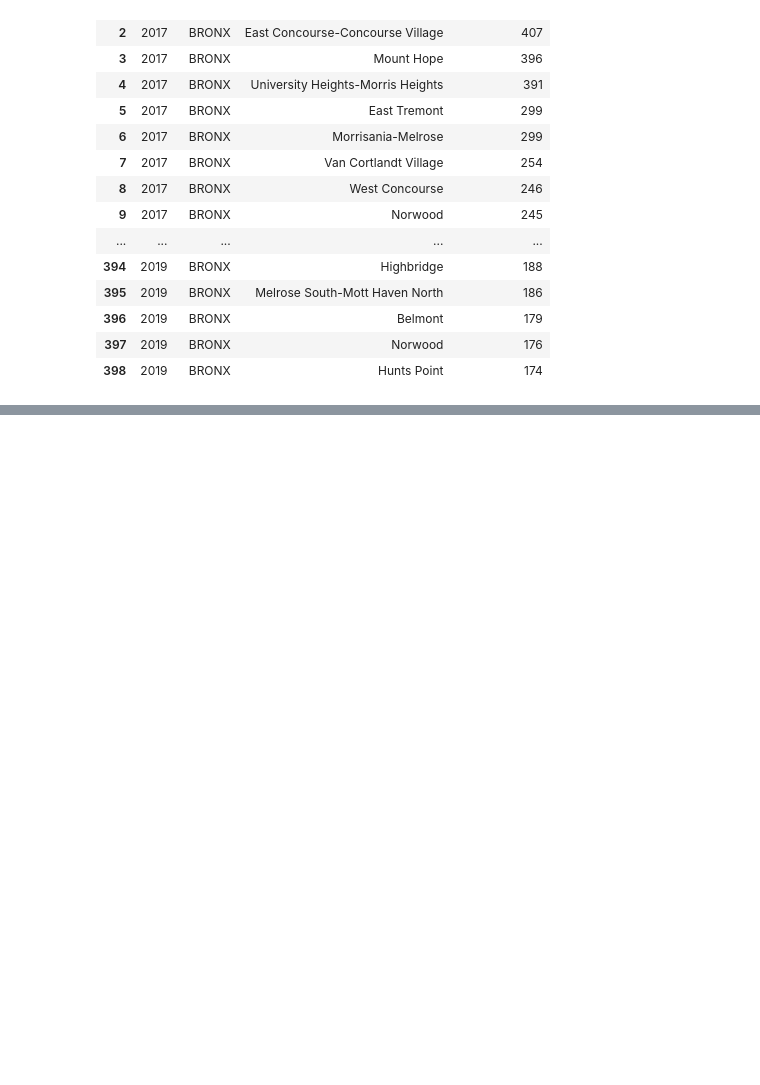
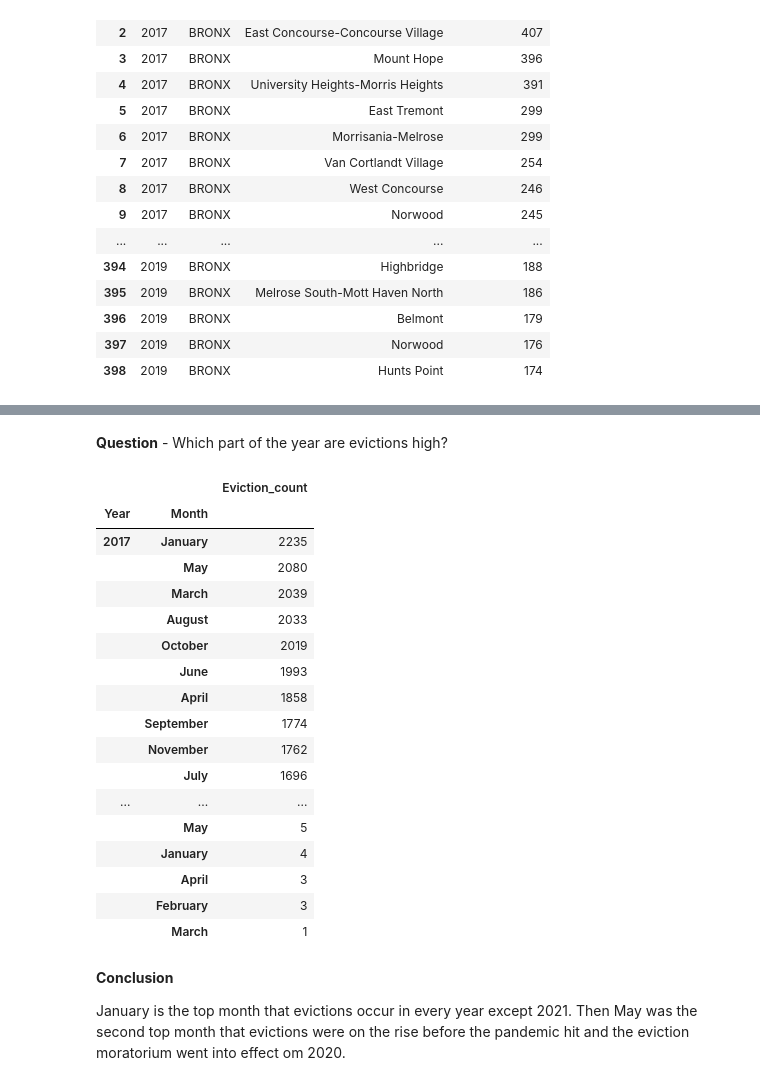
Before and after one commit to mmsouza114/Project01-Evictions, a Jupyter notebook: explore-clean-prepare.ipynb, the cells around one changed output, grey strips where cells are left out. Cells and saved outputs as stored; diff of their text form; code cells hidden in the pictures; blank space fills up the shorter version.

Commit message:
guiding question

```diff
--- a/explore-clean-prepare.ipynb
+++ b/explore-clean-prepare.ipynb
@@ -636,0 +635,33 @@ In 2017, there was anywhere between 18 to 56 Neighborhood Tabulation Areas affec
+# %% [markdown]
+**Question** - Which part of the year are evictions high?
+# %%
+#creating new column called Month
+df_subset['Month'] = df_subset['Executed_Date'].dt.month_name()
+# removing rows from 2022
+cleaned = df_subset.query('Year != 2022')
+# getting the eviction count for each month per year
+Monthly_count = cleaned.groupby('Year').Month.value_counts().to_frame('Eviction_count')
+Monthly_count
+# %% [output]
+|  |  | Eviction_count |
+| Year | Month |  |
+| 2017 | January | 2235 |
+|  | May | 2080 |
+|  | March | 2039 |
+|  | August | 2033 |
+|  | October | 2019 |
+|  | June | 1993 |
+|  | April | 1858 |
+|  | September | 1774 |
+|  | November | 1762 |
+|  | July | 1696 |
+| ... | ... | ... |
+|  | May | 5 |
+|  | January | 4 |
+|  | April | 3 |
+|  | February | 3 |
+|  | March | 1 |
+# %% [markdown]
+**Conclusion**
+
+January is the top month that evictions occur in every year except 2021. Then May was the second top month that evictions were on the rise before the pandemic hit and the eviction moratorium went into effect om 2020.
```
Also changed, not shown: parts of 16 cells of this notebook.
